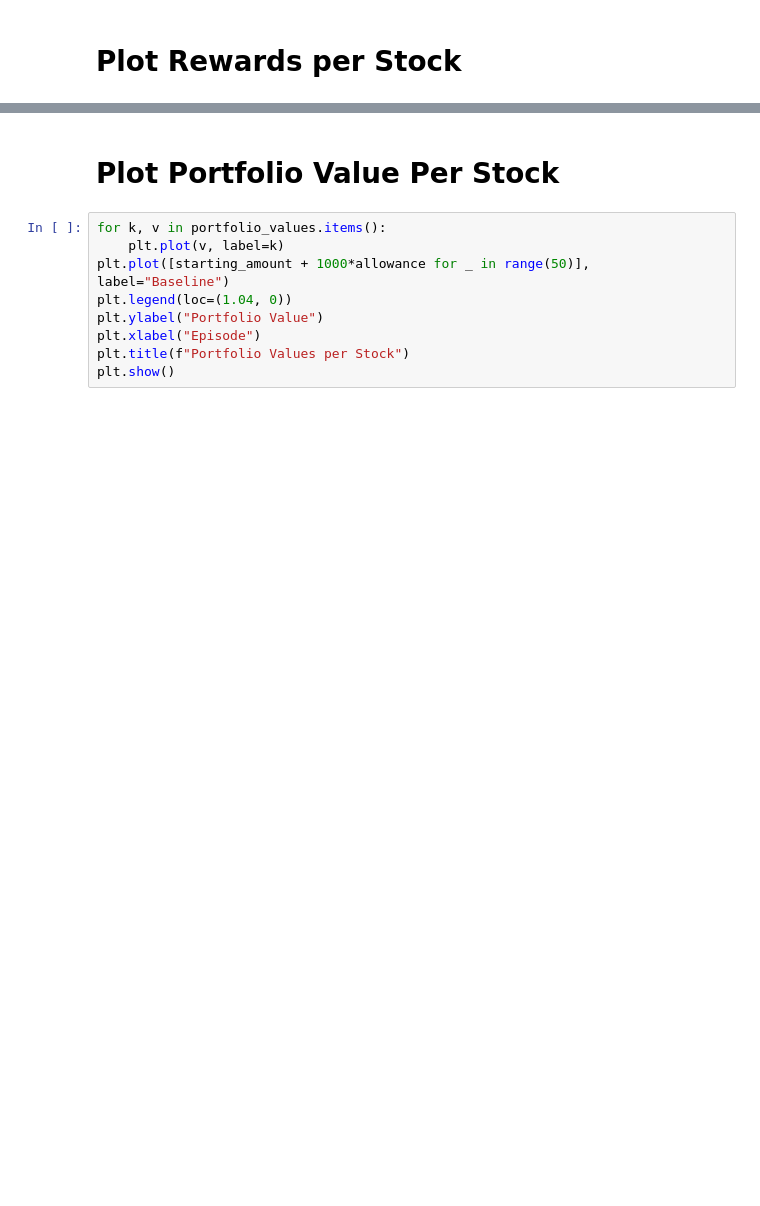
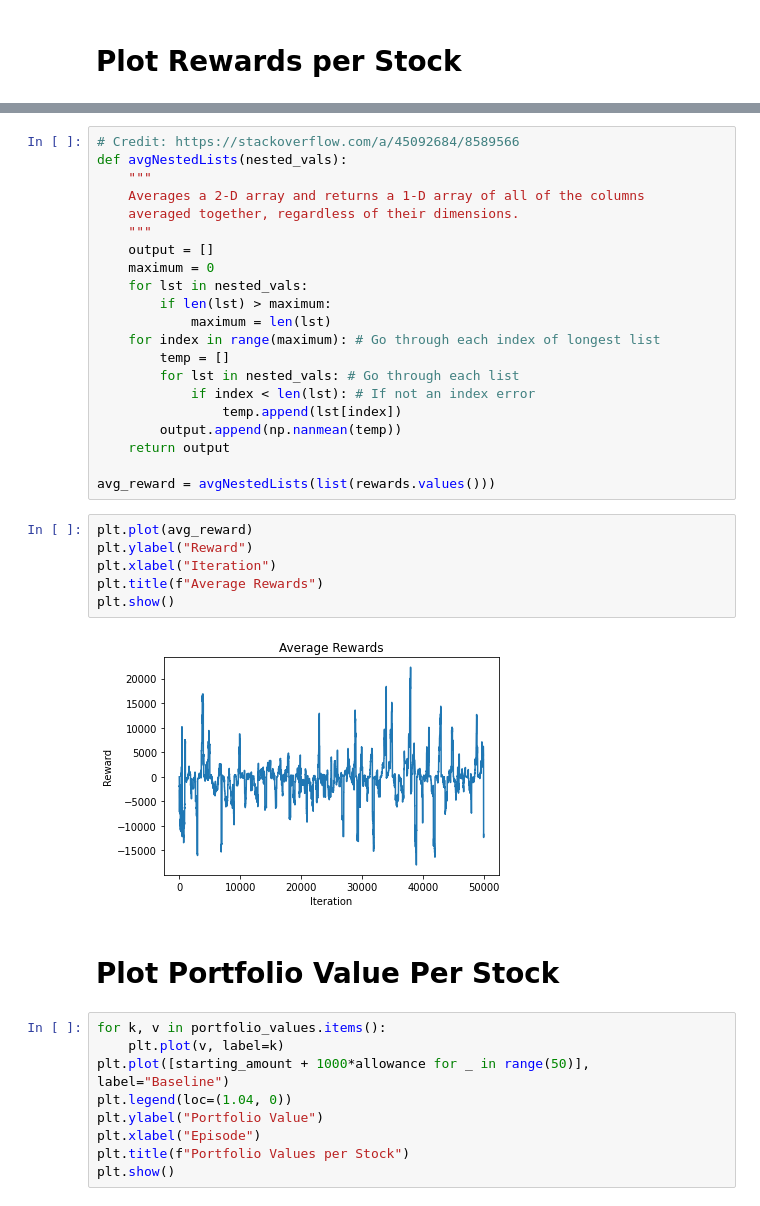
Before and after one commit to MohamedElgharbawy/rl-stock-predictor, a Jupyter notebook: src/training.ipynb, the cells around one changed output, grey strips where cells are left out. Cells and saved outputs as stored; diff of their text form; blank space fills up the shorter version.

```diff
--- a/src/training.ipynb
+++ b/src/training.ipynb
@@ -123,3 +106,32 @@ AttributeError: 'list' object has no attribute 'values'
+# %%
+# Credit: https://stackoverflow.com/a/45092684/8589566
+def avgNestedLists(nested_vals):
+    """
+    Averages a 2-D array and returns a 1-D array of all of the columns
+    averaged together, regardless of their dimensions.
+    """
+    output = []
+    maximum = 0
+    for lst in nested_vals:
+        if len(lst) > maximum:
+            maximum = len(lst)
+    for index in range(maximum): # Go through each index of longest list
+        temp = []
+        for lst in nested_vals: # Go through each list
+            if index < len(lst): # If not an index error
+                temp.append(lst[index])
+        output.append(np.nanmean(temp))
+    return output
+
+avg_reward = avgNestedLists(list(rewards.values()))
+# %%
+plt.plot(avg_reward)
+plt.ylabel("Reward")
+plt.xlabel("Iteration")
+plt.title(f"Average Rewards")
+plt.show()
+# %% [output]
+[figure, added]
 # %% [markdown]
 # Plot Portfolio Value Per Stock
 # %%
```
Also changed, not shown: parts of 13 cells of this notebook.
